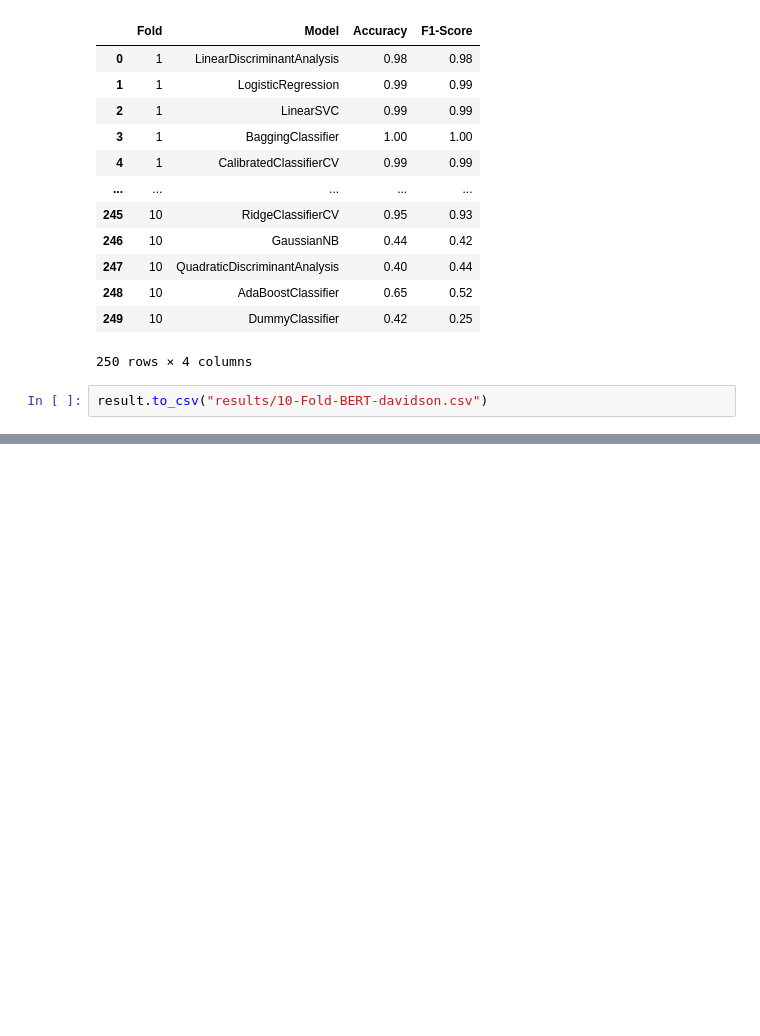
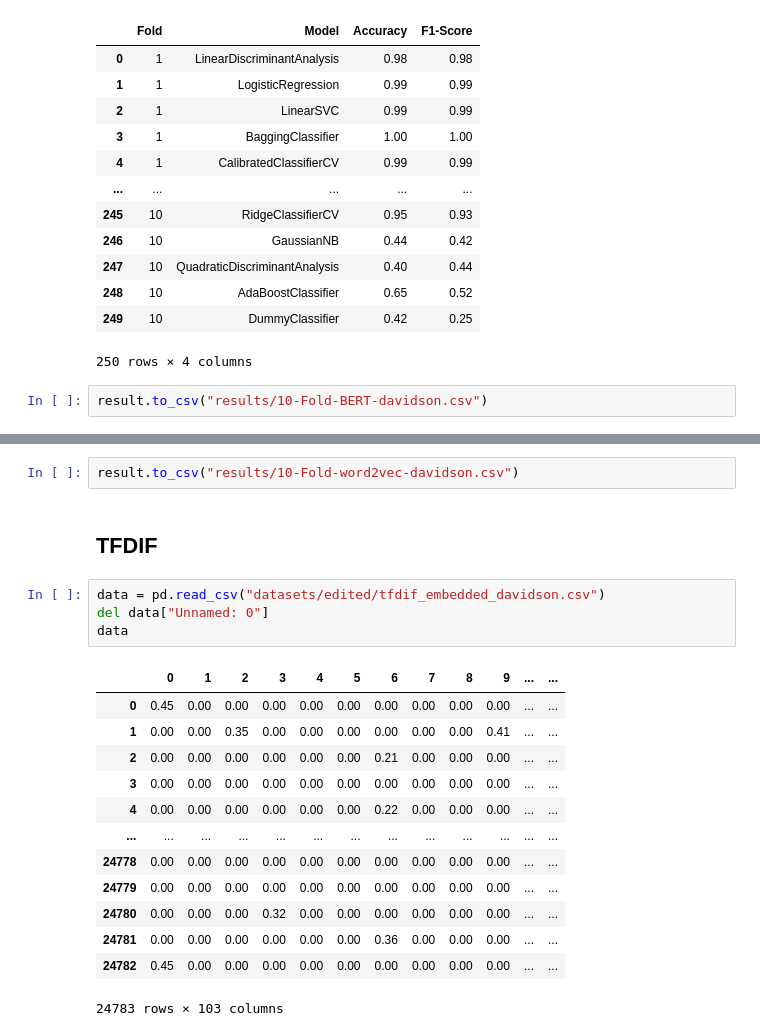
Before and after one commit to robertodr01/Ethical-NLP, a Jupyter notebook: lazy-classifier.ipynb, the cells around one changed output, grey strips where cells are left out. Drawn from its saved outputs; the diff is of its cells as text; blank space fills up the shorter version.

```diff
--- a/lazy-classifier.ipynb
+++ b/lazy-classifier.ipynb
@@ -430,0 +557,22 @@ result.to_csv("results/10-Fold-BERT-davidson.csv")
+# %%
+result.to_csv("results/10-Fold-word2vec-davidson.csv")
+# %% [markdown]
+## TFDIF
+# %%
+data = pd.read_csv("datasets/edited/tfdif_embedded_davidson.csv")
+del data["Unnamed: 0"]
+data
+# %% [output]
+|  | 0 | 1 | 2 | 3 | 4 | 5 | 6 | 7 | 8 | 9 | ... | ... |
+| 0 | 0.45 | 0.00 | 0.00 | 0.00 | 0.00 | 0.00 | 0.00 | 0.00 | 0.00 | 0.00 | ... | ... |
+| 1 | 0.00 | 0.00 | 0.35 | 0.00 | 0.00 | 0.00 | 0.00 | 0.00 | 0.00 | 0.41 | ... | ... |
+| 2 | 0.00 | 0.00 | 0.00 | 0.00 | 0.00 | 0.00 | 0.21 | 0.00 | 0.00 | 0.00 | ... | ... |
+| 3 | 0.00 | 0.00 | 0.00 | 0.00 | 0.00 | 0.00 | 0.00 | 0.00 | 0.00 | 0.00 | ... | ... |
+| 4 | 0.00 | 0.00 | 0.00 | 0.00 | 0.00 | 0.00 | 0.22 | 0.00 | 0.00 | 0.00 | ... | ... |
+| ... | ... | ... | ... | ... | ... | ... | ... | ... | ... | ... | ... | ... |
+| 24778 | 0.00 | 0.00 | 0.00 | 0.00 | 0.00 | 0.00 | 0.00 | 0.00 | 0.00 | 0.00 | ... | ... |
+| 24779 | 0.00 | 0.00 | 0.00 | 0.00 | 0.00 | 0.00 | 0.00 | 0.00 | 0.00 | 0.00 | ... | ... |
+| 24780 | 0.00 | 0.00 | 0.00 | 0.32 | 0.00 | 0.00 | 0.00 | 0.00 | 0.00 | 0.00 | ... | ... |
+| 24781 | 0.00 | 0.00 | 0.00 | 0.00 | 0.00 | 0.00 | 0.36 | 0.00 | 0.00 | 0.00 | ... | ... |
+| 24782 | 0.45 | 0.00 | 0.00 | 0.00 | 0.00 | 0.00 | 0.00 | 0.00 | 0.00 | 0.00 | ... | ... |
+24783 rows × 103 columns
```
Also changed, not shown: parts of 15 cells of this notebook, 7 other files.
